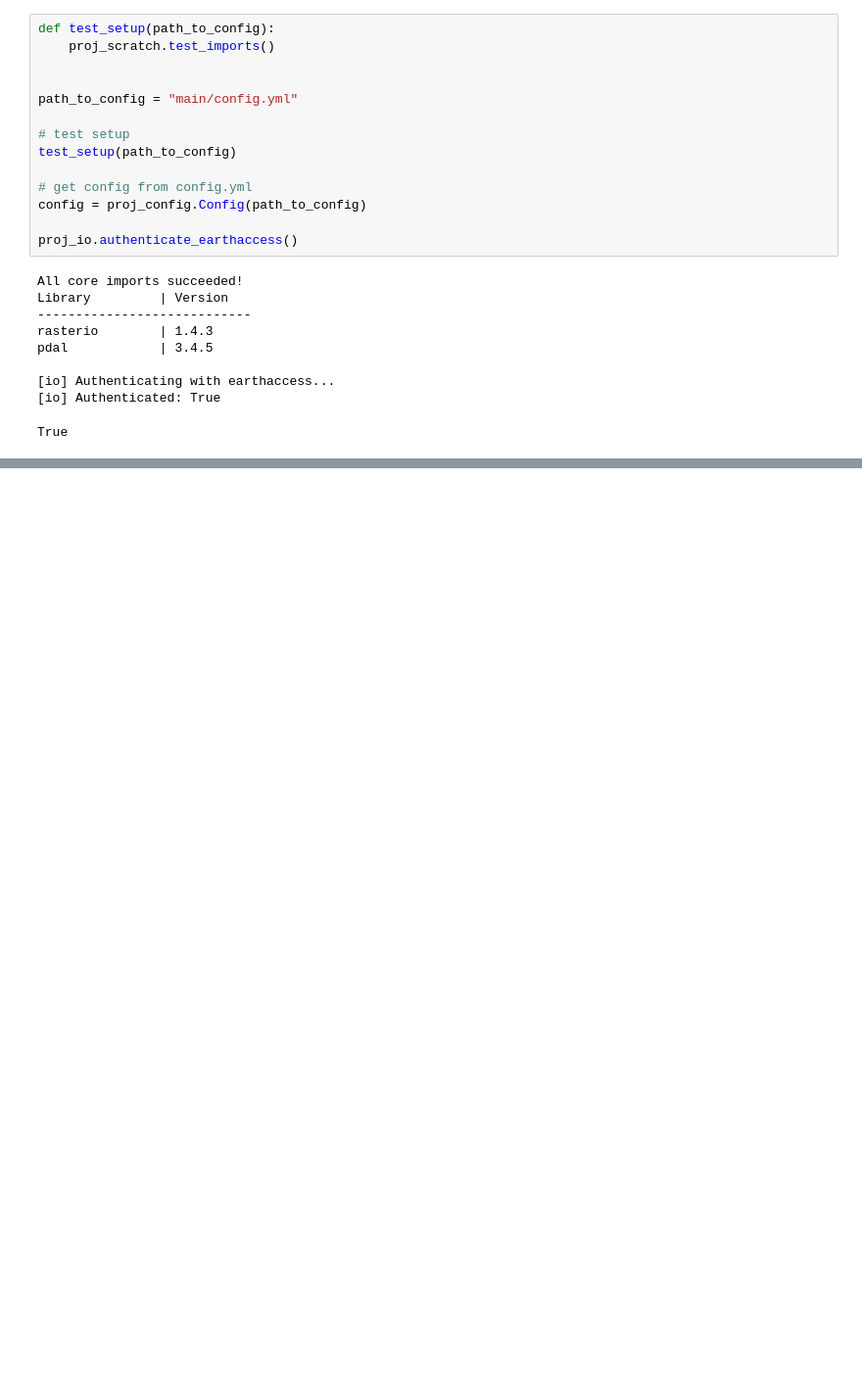
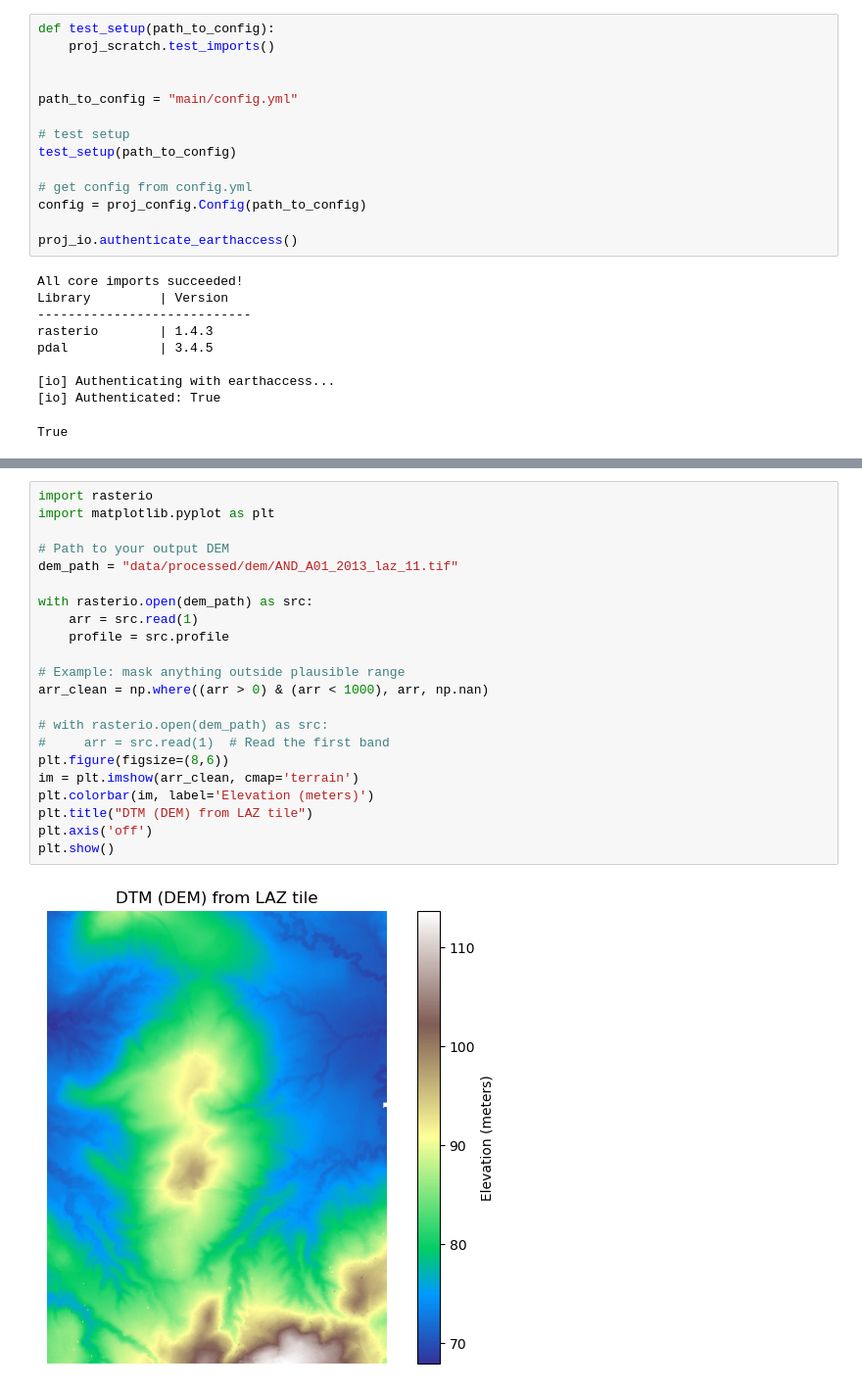
Before and after one commit to seamusbarnes/openai_to_z, a Jupyter notebook: main/main.ipynb, the cells around one changed output, grey strips where cells are left out. Shown at 98% size. Saved outputs shown, nothing was run; the diff lists cells and outputs as text; blank space fills up the shorter version.

```diff
--- a/main/main.ipynb
+++ b/main/main.ipynb
@@ -120,0 +232,24 @@ plt.show()  # Required to actually display the image in a .py script
+# %%
+import rasterio
+import matplotlib.pyplot as plt
+
+# Path to your output DEM
+dem_path = "data/processed/dem/AND_A01_2013_laz_11.tif"
+
+with rasterio.open(dem_path) as src:
+    arr = src.read(1)
+    profile = src.profile
+
+# Example: mask anything outside plausible range
+arr_clean = np.where((arr > 0) & (arr < 1000), arr, np.nan)
+
+# with rasterio.open(dem_path) as src:
+#     arr = src.read(1)  # Read the first band
+plt.figure(figsize=(8,6))
+im = plt.imshow(arr_clean, cmap='terrain')
+plt.colorbar(im, label='Elevation (meters)')
+plt.title("DTM (DEM) from LAZ tile")
+plt.axis('off')
+plt.show()
+# %% [output]
+[figure, added]
```
Also changed, not shown: parts of 13 cells of this notebook, 16 other files.
